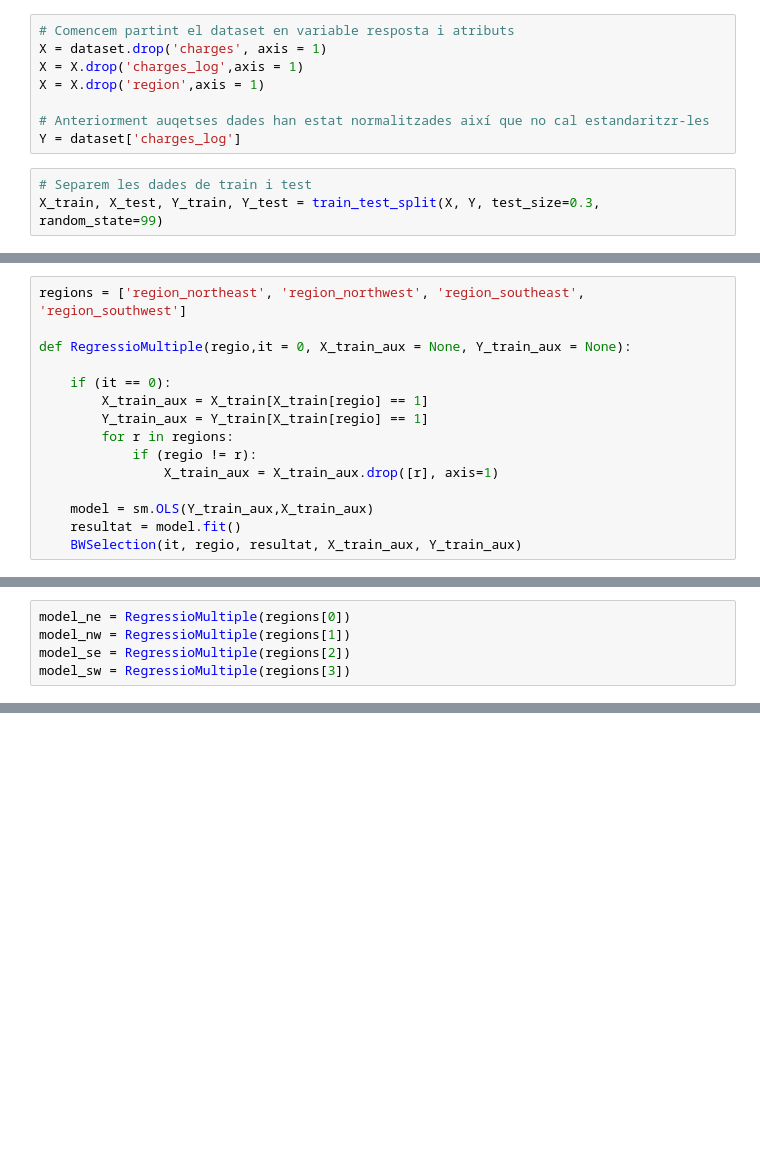
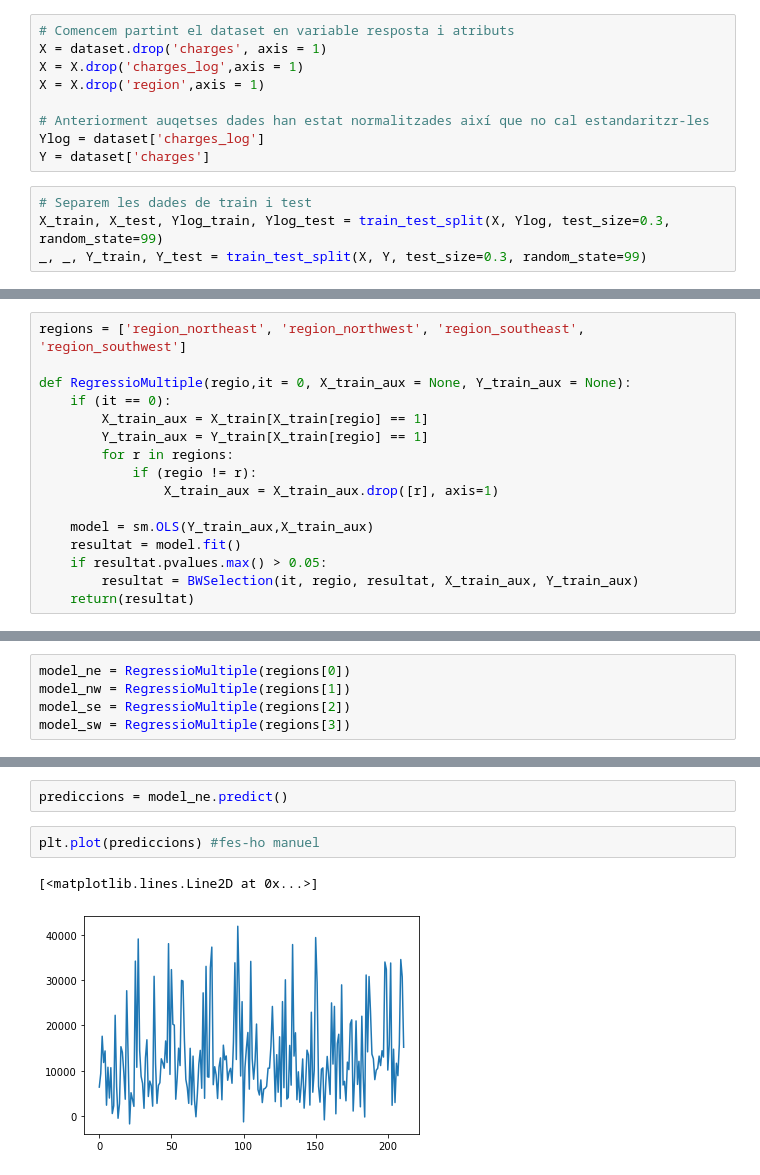
Before and after one commit to AlbaFernandezCor/Practica1_ApC, a Jupyter notebook: Pràctica1_ordenat.ipynb, the cells around one changed output, grey strips where cells are left out. Cells and saved outputs as stored; diff of their text form; blank space fills up the shorter version.

```diff
--- a/Pràctica1_ordenat.ipynb
+++ b/Pràctica1_ordenat.ipynb
@@ -340,10 +340,12 @@ X = X.drop('charges_log',axis = 1)
 X = X.drop('region',axis = 1)
 
 # Anteriorment auqetses dades han estat normalitzades així que no cal estandaritzr-les
-Y = dataset['charges_log']
+Ylog = dataset['charges_log']
+Y = dataset['charges']
 # %%
 # Separem les dades de train i test
-X_train, X_test, Y_train, Y_test = train_test_split(X, Y, test_size=0.3, random_state=99)
+X_train, X_test, Ylog_train, Ylog_test = train_test_split(X, Ylog, test_size=0.3, random_state=99)
+_, _, Y_train, Y_test = train_test_split(X, Y, test_size=0.3, random_state=99)
 # %% [markdown]
 ### REGRESSIONS SIMPLE
 # %%
@@ -394,7 +396,6 @@ R2 score:  0.4437207946163917
 regions = ['region_northeast', 'region_northwest', 'region_southeast', 'region_southwest']
 
 def RegressioMultiple(regio,it = 0, X_train_aux = None, Y_train_aux = None):
-
     if (it == 0):
         X_train_aux = X_train[X_train[regio] == 1]
         Y_train_aux = Y_train[X_train[regio] == 1]
@@ -404,7 +405,9 @@ def RegressioMultiple(regio,it = 0, X_train_aux = None, Y_train_aux = None):
 
     model = sm.OLS(Y_train_aux,X_train_aux)
     resultat = model.fit()
-    BWSelection(it, regio, resultat, X_train_aux, Y_train_aux)
+    if resultat.pvalues.max() > 0.05:
+        resultat = BWSelection(it, regio, resultat, X_train_aux, Y_train_aux)
+    return(resultat)
 # %%
 def BWSelection(it, regio, resultat, X_train_aux, Y_train_aux):
     it = it + 1
@@ -421,0 +443,7 @@ model_sw = RegressioMultiple(regions[3])
+# %%
+prediccions = model_ne.predict()
+# %%
+plt.plot(prediccions) #fes-ho manuel
+# %% [output]
+[<matplotlib.lines.Line2D at 0x...>]
+[figure, added]
```
Also changed, not shown: parts of 5 cells of this notebook.
